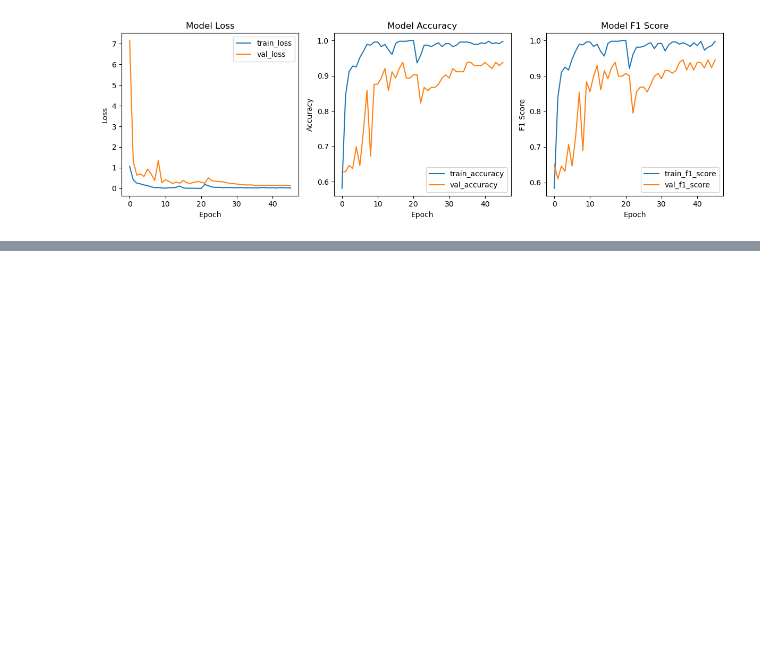
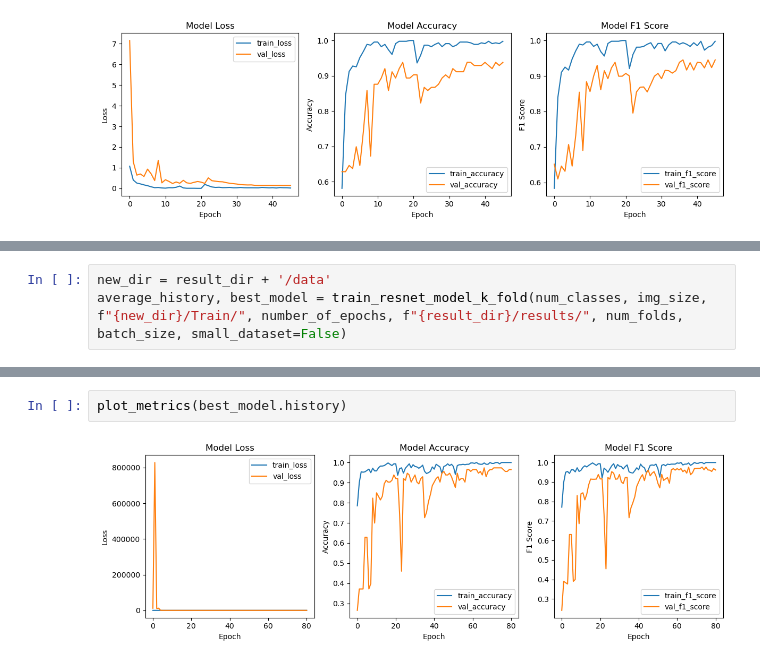
Before and after one commit to Colorado-Mesa-University-Cybersecurity/BinaryImageTransformation, a Jupyter notebook: experiments/breastCancerWisconsin.ipynb, the cells around one changed output, grey strips where cells are left out. Cells and saved outputs as stored; diff of their text form; blank space fills up the shorter version.

```diff
--- a/experiments/breastCancerWisconsin.ipynb
+++ b/experiments/breastCancerWisconsin.ipynb
@@ -396,0 +483,3 @@ plt.imshow(imgs[0])
+# %%
+new_dir = result_dir + '/data'
+average_history, best_model = train_resnet_model_k_fold(num_classes, img_size, f"{new_dir}/Train/", number_of_epochs, f"{result_dir}/results/", num_folds, batch_size, small_dataset=False)
@@ -396,0 +519,4 @@ plt.imshow(imgs[0])
+# %%
+plot_metrics(best_model.history)
+# %% [output]
+[figure, added]
```
Also changed, not shown: parts of 28 cells of this notebook, 1 other file.
